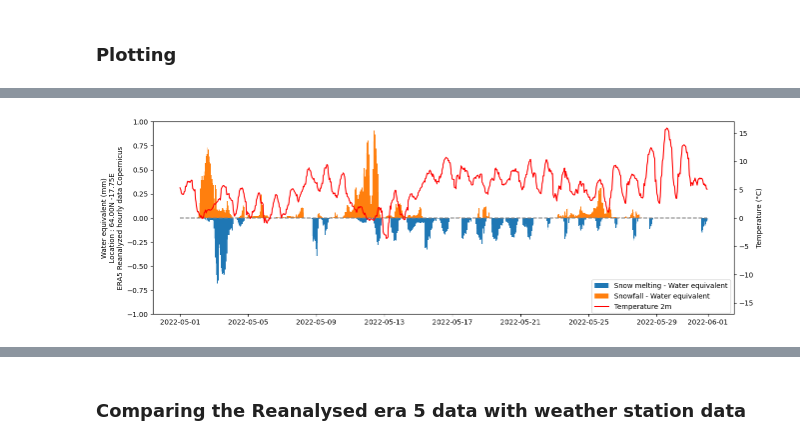
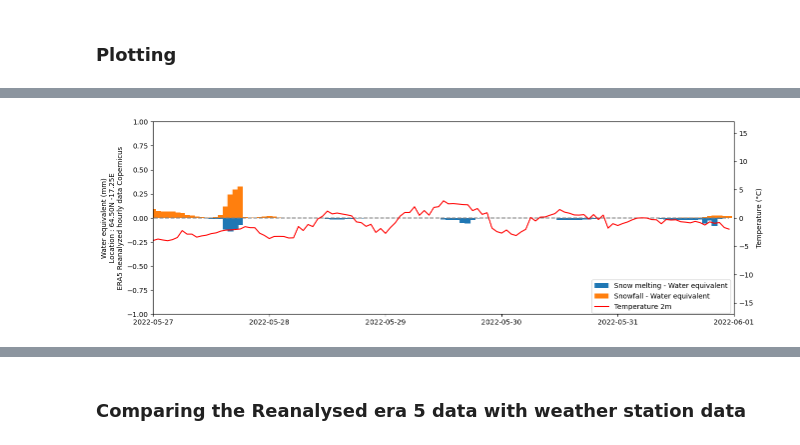
Before and after one commit to jgovoort/sismo-memo, a Jupyter notebook: netCDF-reader.ipynb, the cells around one changed output, grey strips where cells are left out. Saved outputs shown, nothing was run; the diff lists cells and outputs as text; code cells hidden in the pictures.

```diff
--- a/netCDF-reader.ipynb
+++ b/netCDF-reader.ipynb
@@ -109,27 +113,28 @@ plt.show()
-# %%
-fig, ax1 = plt.subplots(figsize=(15,5))
-
-ax1.plot(T, [0]*len(T), c='grey', linestyle='--')
-
-ax1.bar(T,np.array(SMLT)*-1000, width= 0.05, label='Snow melting - Water equivalent')
-ax1.bar(T,np.array(SF)*1000, width= 0.05, label='Snowfall - Water equivalent')
-
-ax1.set_ylabel('Water equivalent (mm)\nLocation : %0.2fN %0.2fE\nERA5 Reanalyzed hourly data Copernicus' %(LAT[idxLat], LON[idxLong]))
-
-ax1.set_ylim(-1,1)
-
-# Adding Twin Axes
-
-ax2 = ax1.twinx()
-
-ax2.set_ylim(-17,17)
-
-ax2.set_ylabel('Temperature (°C)')
-ax2.plot(T, np.array(TEMP)-273.15, label='Temperature 2m', c='r')
-#axset_ylim(-1,1)
-# Show plot
-
-fig.legend(loc='lower right', bbox_to_anchor=(.9, .1))
-plt.show()
-# %% [output]
-[figure, removed]
+# %%
+fig, ax1 = plt.subplots(figsize=(15,5))
+
+ax1.plot(T, [0]*len(T), c='grey', linestyle='--')
+
+ax1.bar(T,np.array(SMLT)*-1000, width= 0.05, label='Snow melting - Water equivalent')
+ax1.bar(T,np.array(SF)*1000, width= 0.05, label='Snowfall - Water equivalent')
+
+ax1.set_xlim(np.datetime64("2022-05-27"), np.datetime64("2022-06-01"))
+ax1.set_ylabel('Water equivalent (mm)\nLocation : %0.2fN %0.2fE\nERA5 Reanalyzed hourly data Copernicus' %(LAT[idxLat], LON[idxLong]))
+
+ax1.set_ylim(-1,1)
+
+# Adding Twin Axes
+
+ax2 = ax1.twinx()
+
+ax2.set_ylim(-17,17)
+
+ax2.set_ylabel('Temperature (°C)')
+ax2.plot(T, np.array(TEMP)-273.15, label='Temperature 2m', c='r')
+#axset_ylim(-1,1)
+# Show plot
+
+fig.legend(loc='lower right', bbox_to_anchor=(.9, .1))
+plt.show()
+# %% [output]
+[figure, added]
```
Also changed, not shown: parts of 7 cells of this notebook.
